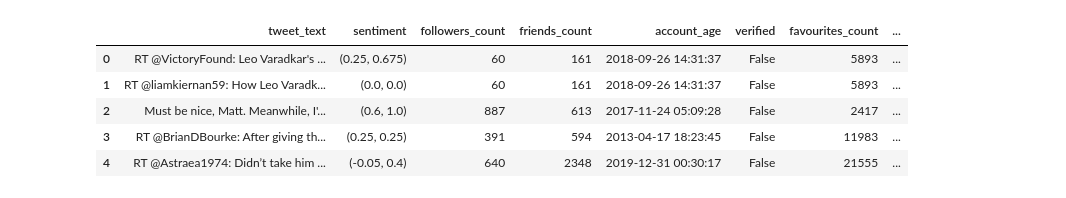
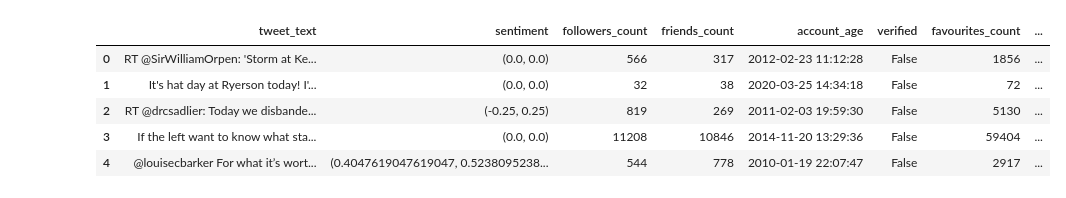
Before and after one commit to JimmyCollins/NLP, a Jupyter notebook: sentiment-analysis-2.ipynb, the cells around one changed output. Drawn from its saved outputs; the diff is of its cells as text; code cells hidden in the pictures.

```diff
--- a/sentiment-analysis-2.ipynb
+++ b/sentiment-analysis-2.ipynb
@@ -7,40 +8,43 @@ import nltk
 import pandas as pd
 # %%
 # Your Twitter app credentials need to be added here - go to https://developer.twitter.com/en/apps
-consumer_key = '[consumer_key]'
-consumer_key_secret = '[consumer_key_secret]'
-access_token = '[access_token]'
-access_token_secret = '[access_token_secret]'
+consumer_key = ''
+consumer_key_secret = ''
+access_token = ''
+access_token_secret = ''
 # %%
 twitter_auth = tweepy.OAuthHandler(consumer_key, consumer_key_secret)
 # %%
 api = tweepy.API(twitter_auth)
 # %%
-# Let's grab a bunch of tweets about Leo Varadker, limited to 100 tweets
-tweets = api.search("varadkar", count=100)
+# Let's grab a bunch of tweets
+tweets = api.search("cork", count=1000)
 # %%
 # Storing a bunch of features from the tweets that may be useful for ML later
 df = pd.DataFrame(columns=('tweet_text', 'sentiment',
                            'followers_count', 'friends_count',
                            'account_age', 'verified',
                            'favourites_count', 'tweets'))
 
+# Note: Removing any URL's in the tweet text here also
 for tweet in tweets:
     sentimentText = TextBlob(tweet.text)
-    df = df.append({'tweet_text': tweet.text, 'sentiment': sentimentText.sentiment,
+    df = df.append({'tweet_text': re.sub(r'http\S+', '', tweet.text), 'sentiment': sentimentText.sentiment,
                     'followers_count': tweet.user.followers_count,
                     'friends_count': tweet.user.friends_count,
                     'account_age': tweet.user.created_at,  # TODO: Convert to number of days since account creation
                     'verified': tweet.user.verified,
                     'favourites_count': tweet.user.favourites_count,
                     'tweets': tweet.user.statuses_count},
                    ignore_index=True)
 
 df.head()
+
+# TODO: Remove duplicates and RT's
 # %% [output]
 |  | tweet_text | sentiment | followers_count | friends_count | account_age | verified | favourites_count | ... |
-| 0 | RT @VictoryFound: Leo Varadkar's ... | (0.25, 0.675) | 60 | 161 | 2018-09-26 14:31:37 | False | 5893 | ... |
-| 1 | RT @liamkiernan59: How Leo Varadk... | (0.0, 0.0) | 60 | 161 | 2018-09-26 14:31:37 | False | 5893 | ... |
-| 2 | Must be nice, Matt. Meanwhile, I'... | (0.6, 1.0) | 887 | 613 | 2017-11-24 05:09:28 | False | 2417 | ... |
-| 3 | RT @BrianDBourke: After giving th... | (0.25, 0.25) | 391 | 594 | 2013-04-17 18:23:45 | False | 11983 | ... |
-| 4 | RT @Astraea1974: Didn’t take him ... | (-0.05, 0.4) | 640 | 2348 | 2019-12-31 00:30:17 | False | 21555 | ... |
+| 0 | RT @SirWilliamOrpen: 'Storm at Ke... | (0.0, 0.0) | 566 | 317 | 2012-02-23 11:12:28 | False | 1856 | ... |
+| 1 | It's hat day at Ryerson today! I'... | (0.0, 0.0) | 32 | 38 | 2020-03-25 14:34:18 | False | 72 | ... |
+| 2 | RT @drcsadlier: Today we disbande... | (-0.25, 0.25) | 819 | 269 | 2011-02-03 19:59:30 | False | 5130 | ... |
+| 3 | If the left want to know what sta... | (0.0, 0.0) | 11208 | 10846 | 2014-11-20 13:29:36 | False | 59404 | ... |
+| 4 | @louisecbarker For what it’s wort... | (0.4047619047619047, 0.5238095238... | 544 | 778 | 2010-01-19 22:07:47 | False | 2917 | ... |
```
Also changed, not shown: parts of 4 cells of this notebook.
